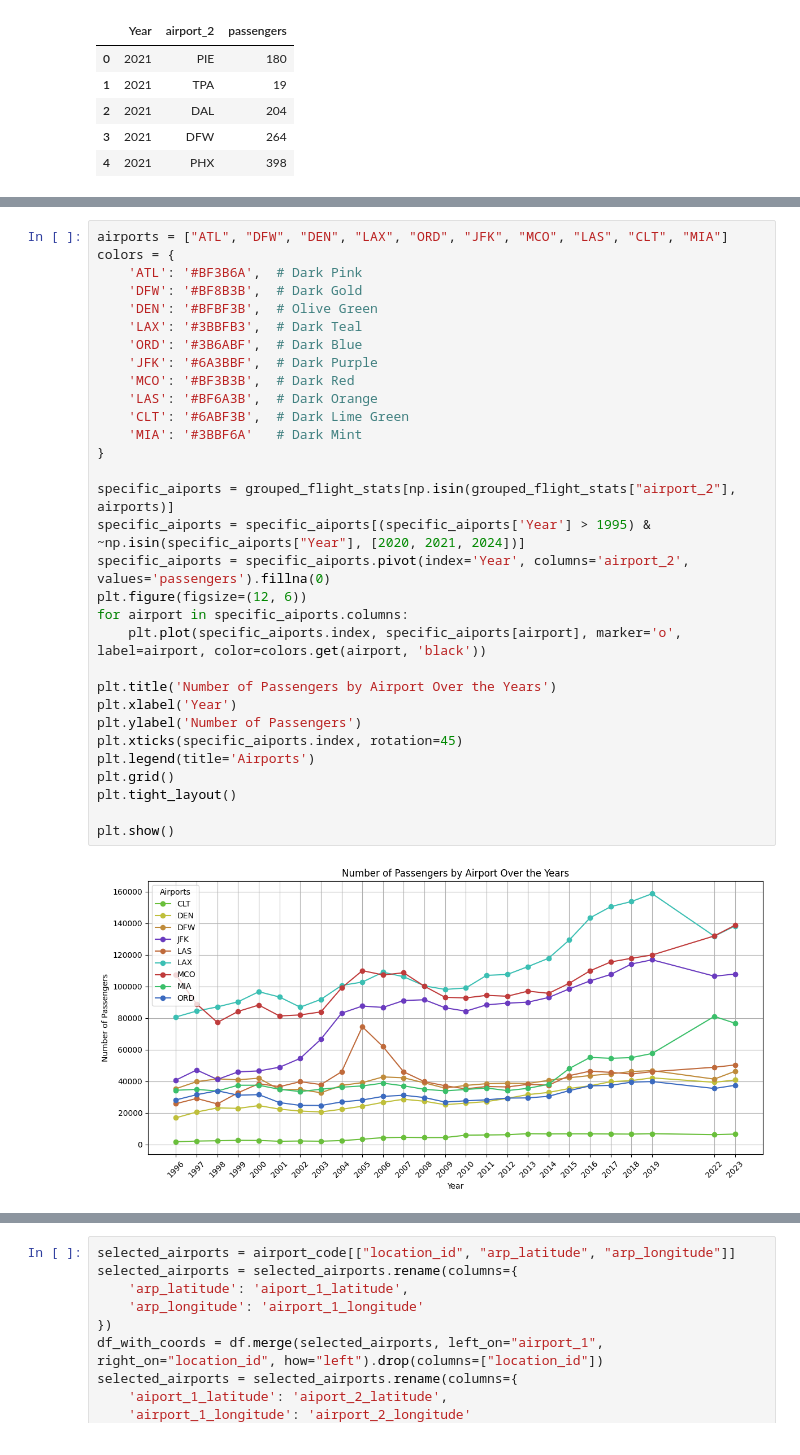
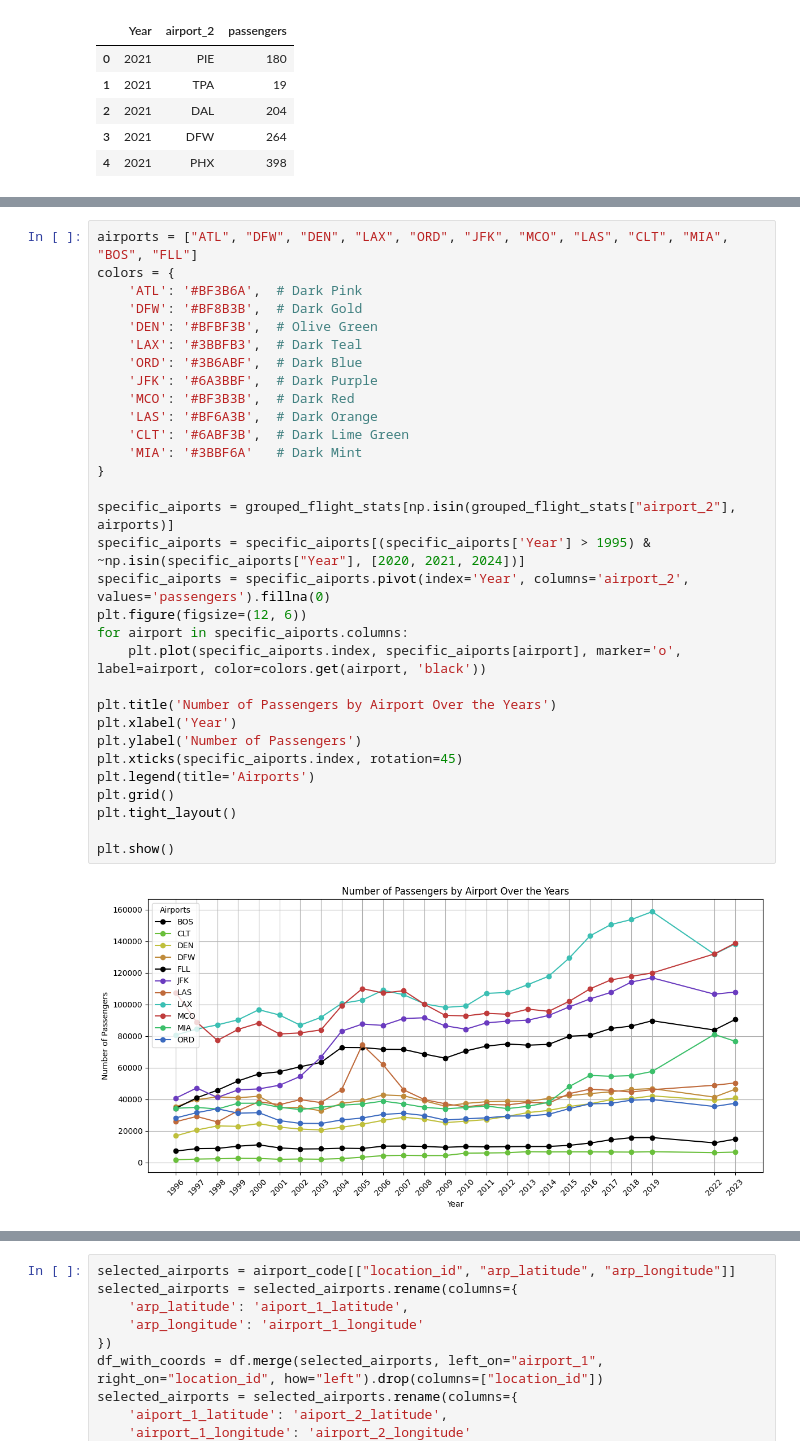
Before and after one commit to Ranabor/CDC-2024, a Jupyter notebook: basics.ipynb, the cells around one changed output, grey strips where cells are left out. Cells and saved outputs as stored; diff of their text form.

Commit message:
Add graphing function

```diff
--- a/basics.ipynb
+++ b/basics.ipynb
@@ -104,36 +102,36 @@ Index(['airport_2', 'Year', 'passengers'], dtype='object')
 # %%
-airports = ["ATL", "DFW", "DEN", "LAX", "ORD", "JFK", "MCO", "LAS", "CLT", "MIA"]
+airports = ["ATL", "DFW", "DEN", "LAX", "ORD", "JFK", "MCO", "LAS", "CLT", "MIA", "BOS", "FLL"]
 colors = {
     'ATL': '#BF3B6A',  # Dark Pink
     'DFW': '#BF8B3B',  # Dark Gold
     'DEN': '#BFBF3B',  # Olive Green
     'LAX': '#3BBFB3',  # Dark Teal
     'ORD': '#3B6ABF',  # Dark Blue
     'JFK': '#6A3BBF',  # Dark Purple
     'MCO': '#BF3B3B',  # Dark Red
     'LAS': '#BF6A3B',  # Dark Orange
     'CLT': '#6ABF3B',  # Dark Lime Green
     'MIA': '#3BBF6A'   # Dark Mint
 }
 
 specific_aiports = grouped_flight_stats[np.isin(grouped_flight_stats["airport_2"], airports)]
 specific_aiports = specific_aiports[(specific_aiports['Year'] > 1995) & ~np.isin(specific_aiports["Year"], [2020, 2021, 2024])]
 specific_aiports = specific_aiports.pivot(index='Year', columns='airport_2', values='passengers').fillna(0)
 plt.figure(figsize=(12, 6))
 for airport in specific_aiports.columns:
     plt.plot(specific_aiports.index, specific_aiports[airport], marker='o', label=airport, color=colors.get(airport, 'black'))
 
 plt.title('Number of Passengers by Airport Over the Years')
 plt.xlabel('Year')
 plt.ylabel('Number of Passengers')
 plt.xticks(specific_aiports.index, rotation=45)
 plt.legend(title='Airports')
 plt.grid()
 plt.tight_layout()
 
 plt.show()
 # %% [output]
-[figure, old version]
+[figure, new version]
 # %%
 flight_stats_outbound = df[["Year", "airport_1", "passengers"]]
 flight_stats_outbound.head()
```
Also changed, not shown: parts of 9 cells of this notebook.
